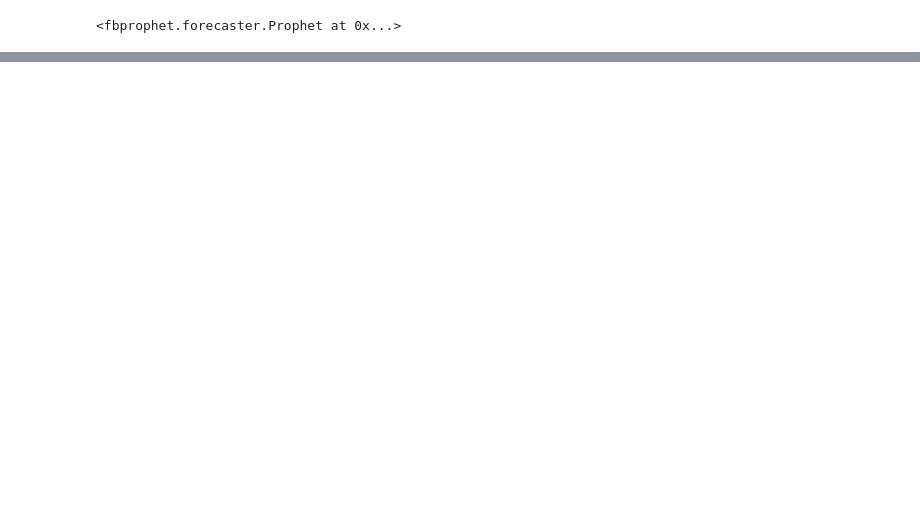
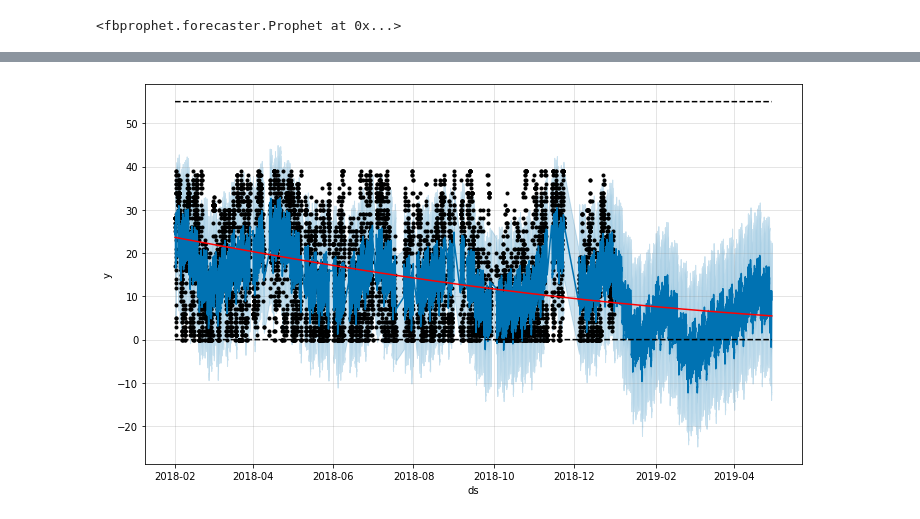
Before and after one commit to mitkrieg/citibike-timeseries, a Jupyter notebook: fbprophet_model.ipynb, the cells around one changed output, grey strips where cells are left out. Saved outputs shown, nothing was run; the diff lists cells and outputs as text; code cells hidden in the pictures; blank space fills up the shorter version.

```diff
--- a/fbprophet_model.ipynb
+++ b/fbprophet_model.ipynb
@@ -264,0 +287,6 @@ year_model.plot_components(forcast);
+# %%
+from fbprophet.plot import add_changepoints_to_plot
+fig = year_model.plot(forcast)
+a = add_changepoints_to_plot(fig.gca(), m, forcast)
+# %% [output]
+[figure, added]
```
Also changed, not shown: parts of 17 cells of this notebook.
